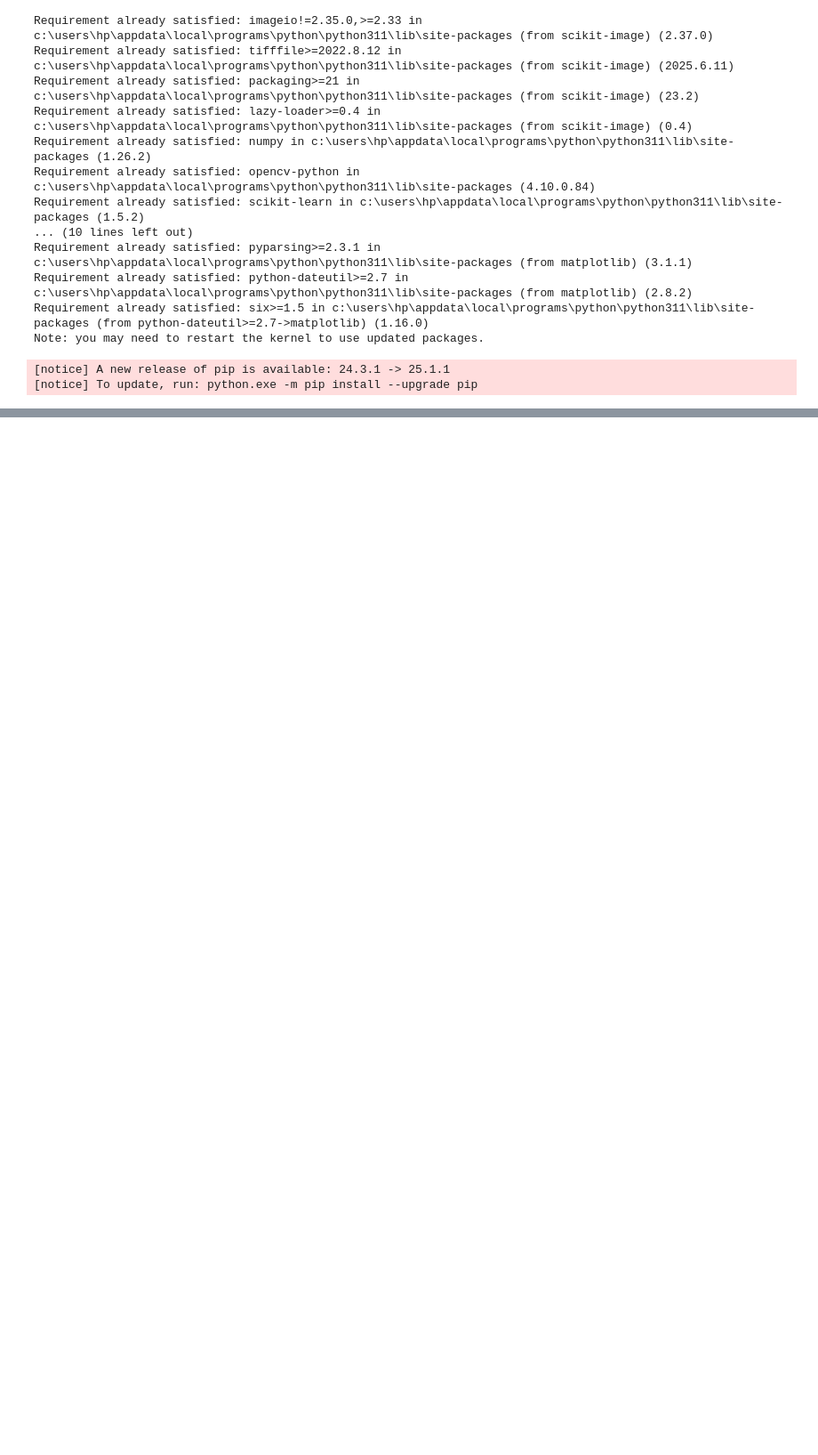
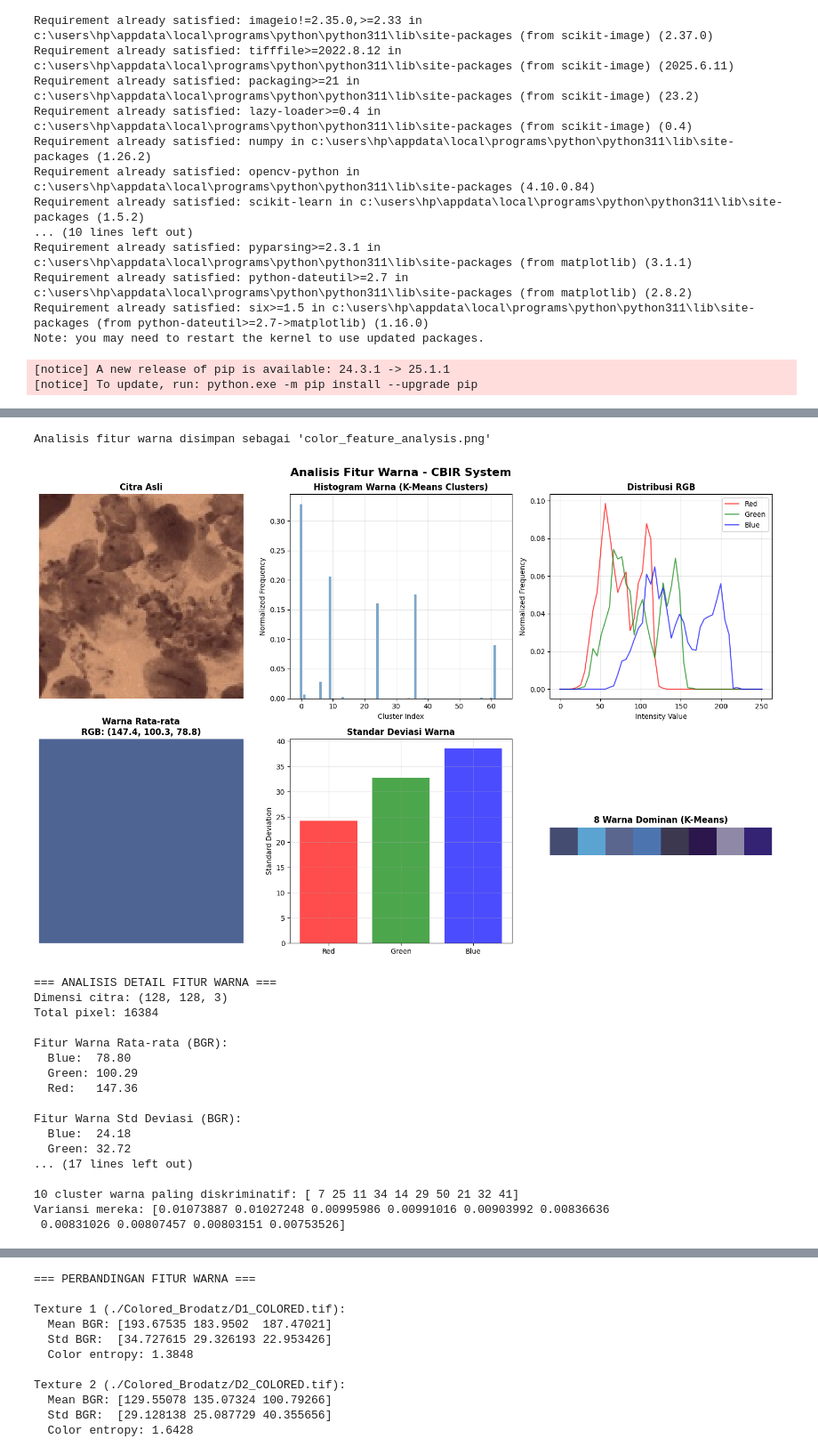
Before and after one commit to FAISALAKBARr/local-binary-pattern-maximum-run-length-dan-fitur-warna, a Jupyter notebook: lbp2.ipynb, the cells around one changed output, grey strips where cells are left out. Shown at 89% size. Cells and saved outputs as stored; diff of their text form; code cells hidden in the pictures; blank space fills up the shorter version.

```diff
--- a/lbp2.ipynb
+++ b/lbp2.ipynb
@@ -537,0 +777,33 @@ Melatih model CBIR...
+# %%
+# Setelah cbir.train_model()
+add_color_visualization_methods(cbir)
+
+# Visualisasi fitur warna
+cbir.visualize_color_features("query_patch_lbp2.jpg", save_analysis=True)
+
+# Analisis pentingnya fitur warna
+cbir.analyze_color_feature_importance()
+
+# Bandingkan fitur warna
+paths = ["./Colored_Brodatz/D19_COLORED.tif", "./Colored_Brodatz/D12_COLORED.tif"]
+cbir.compare_color_features(paths, ["Texture 1", "Texture 2"])
+# %% [output]
+Analisis fitur warna disimpan sebagai 'color_feature_analysis.png'
+[figure, added]
+=== ANALISIS DETAIL FITUR WARNA ===
+Dimensi citra: (128, 128, 3)
+Total pixel: 16384
+
+Fitur Warna Rata-rata (BGR):
+  Blue:  78.80
+  Green: 100.29
+  Red:   147.36
+
+Fitur Warna Std Deviasi (BGR):
+  Blue:  24.18
+  Green: 32.72
+... (17 lines left out)
+
+10 cluster warna paling diskriminatif: [ 7 25 11 34 14 29 50 21 32 41]
+Variansi mereka: [0.01073887 0.01027248 0.00995986 0.00991016 0.00903992 0.00836636
+ 0.00831026 0.00807457 0.00803151 0.00753526]
@@ -537,0 +811,11 @@ Melatih model CBIR...
+=== PERBANDINGAN FITUR WARNA ===
+
+Texture 1 (./Colored_Brodatz/D1_COLORED.tif):
+  Mean BGR: [193.67535 183.9502  187.47021]
+  Std BGR:  [34.727615 29.326193 22.953426]
+  Color entropy: 1.3848
+
+Texture 2 (./Colored_Brodatz/D2_COLORED.tif):
+  Mean BGR: [129.55078 135.07324 100.79266]
+  Std BGR:  [29.128138 25.087729 40.355656]
+  Color entropy: 1.6428
```
Also changed, not shown: parts of 3 cells of this notebook, 3 other files.
